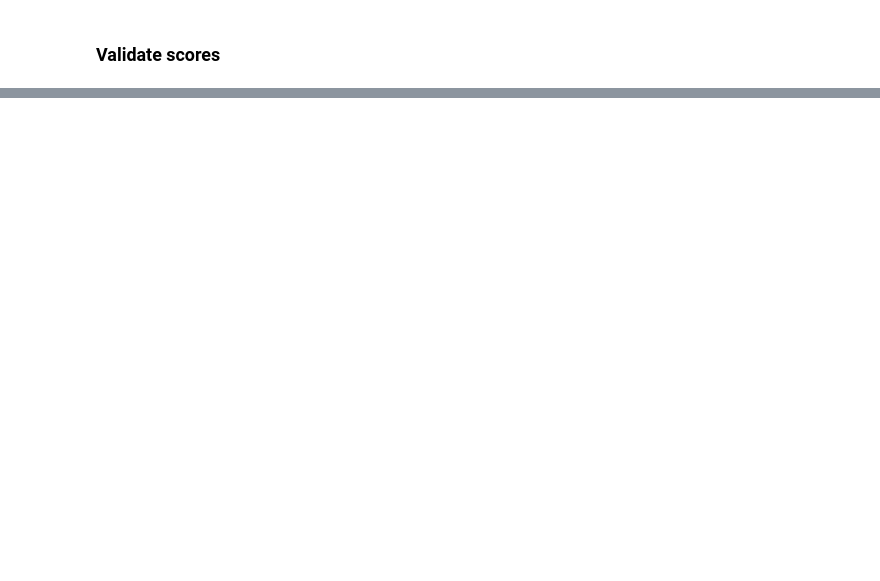
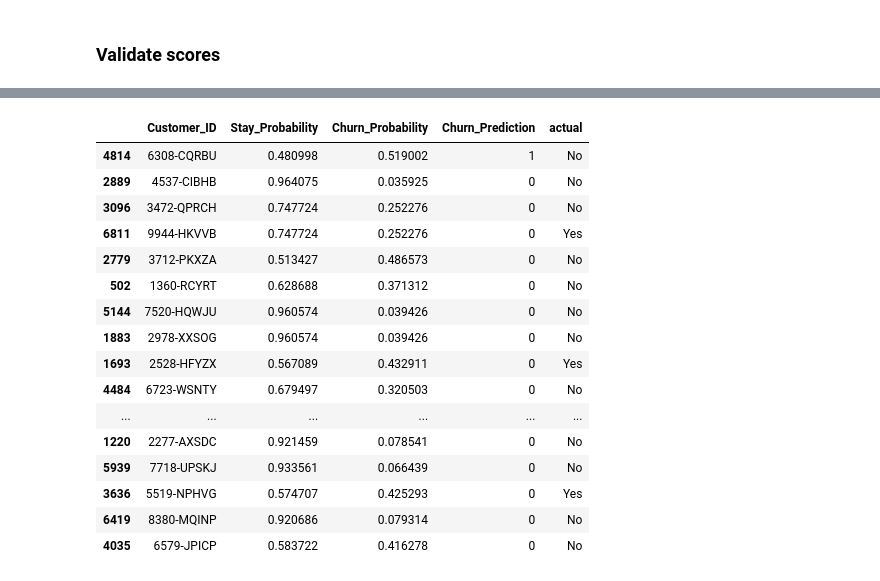
Before and after one commit to Corn-Shipps/predicting_telco_churn, a Jupyter notebook: JeremyNotes.ipynb, the cells around one changed output, grey strips where cells are left out. Saved outputs shown, nothing was run; the diff lists cells and outputs as text; code cells hidden in the pictures; blank space fills up the shorter version.

```diff
--- a/JeremyNotes.ipynb
+++ b/JeremyNotes.ipynb
@@ -332,0 +398,5 @@ Accuracy of random forest classifier on test set: 0.75
+# %%
+# we add our predictions
+y_pred = rf.predict(rf_predictions)
+
+y_pred
@@ -332,0 +405,5 @@ Accuracy of random forest classifier on test set: 0.75
+# %%
+# we add our probabilities
+y_pred_proba = rf.predict_proba(rf_predictions)
+
+y_pred_proba
@@ -332,0 +418,29 @@ Accuracy of random forest classifier on test set: 0.75
+# %%
+# now we put it all together
+predictions = pd.DataFrame(
+    {'Customer_ID': df.customer_id,
+     'Stay_Probability': y_pred_proba[:,0],
+        'Churn_Probability': y_pred_proba[:,1],
+     'Churn_Prediction': y_pred})
+# %%
+predictions['actual'] = df.churn
+# %%
+predictions.sample(50)
+# %% [output]
+|  | Customer_ID | Stay_Probability | Churn_Probability | Churn_Prediction | actual |
+| 4814 | 6308-CQRBU | 0.480998 | 0.519002 | 1 | No |
+| 2889 | 4537-CIBHB | 0.964075 | 0.035925 | 0 | No |
+| 3096 | 3472-QPRCH | 0.747724 | 0.252276 | 0 | No |
+| 6811 | 9944-HKVVB | 0.747724 | 0.252276 | 0 | Yes |
+| 2779 | 3712-PKXZA | 0.513427 | 0.486573 | 0 | No |
+| 502 | 1360-RCYRT | 0.628688 | 0.371312 | 0 | No |
+| 5144 | 7520-HQWJU | 0.960574 | 0.039426 | 0 | No |
+| 1883 | 2978-XXSOG | 0.960574 | 0.039426 | 0 | No |
+| 1693 | 2528-HFYZX | 0.567089 | 0.432911 | 0 | Yes |
+| 4484 | 6723-WSNTY | 0.679497 | 0.320503 | 0 | No |
+| ... | ... | ... | ... | ... | ... |
+| 1220 | 2277-AXSDC | 0.921459 | 0.078541 | 0 | No |
+| 5939 | 7718-UPSKJ | 0.933561 | 0.066439 | 0 | No |
+| 3636 | 5519-NPHVG | 0.574707 | 0.425293 | 0 | Yes |
+| 6419 | 8380-MQINP | 0.920686 | 0.079314 | 0 | No |
+| 4035 | 6579-JPICP | 0.583722 | 0.416278 | 0 | No |
```
Also changed, not shown: parts of 29 cells of this notebook.
